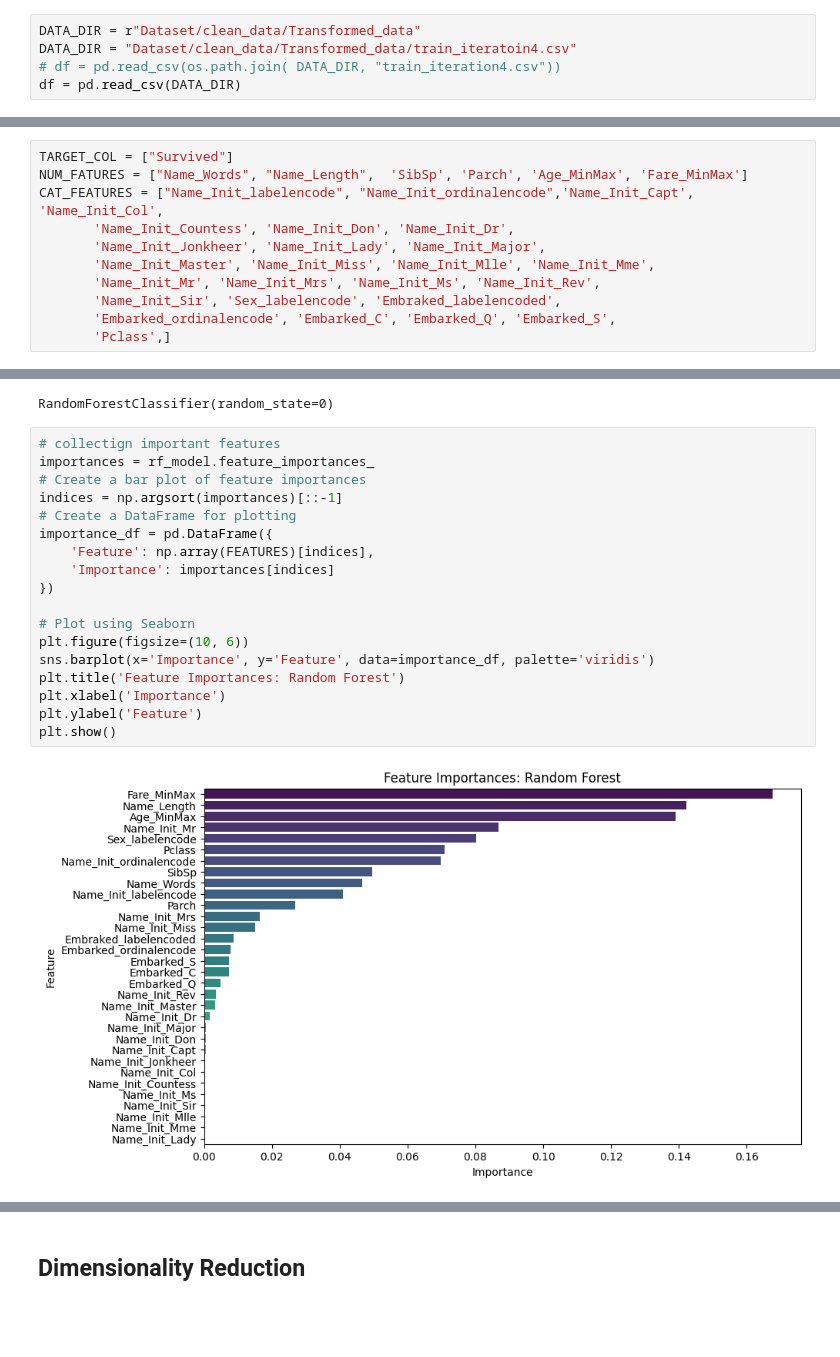
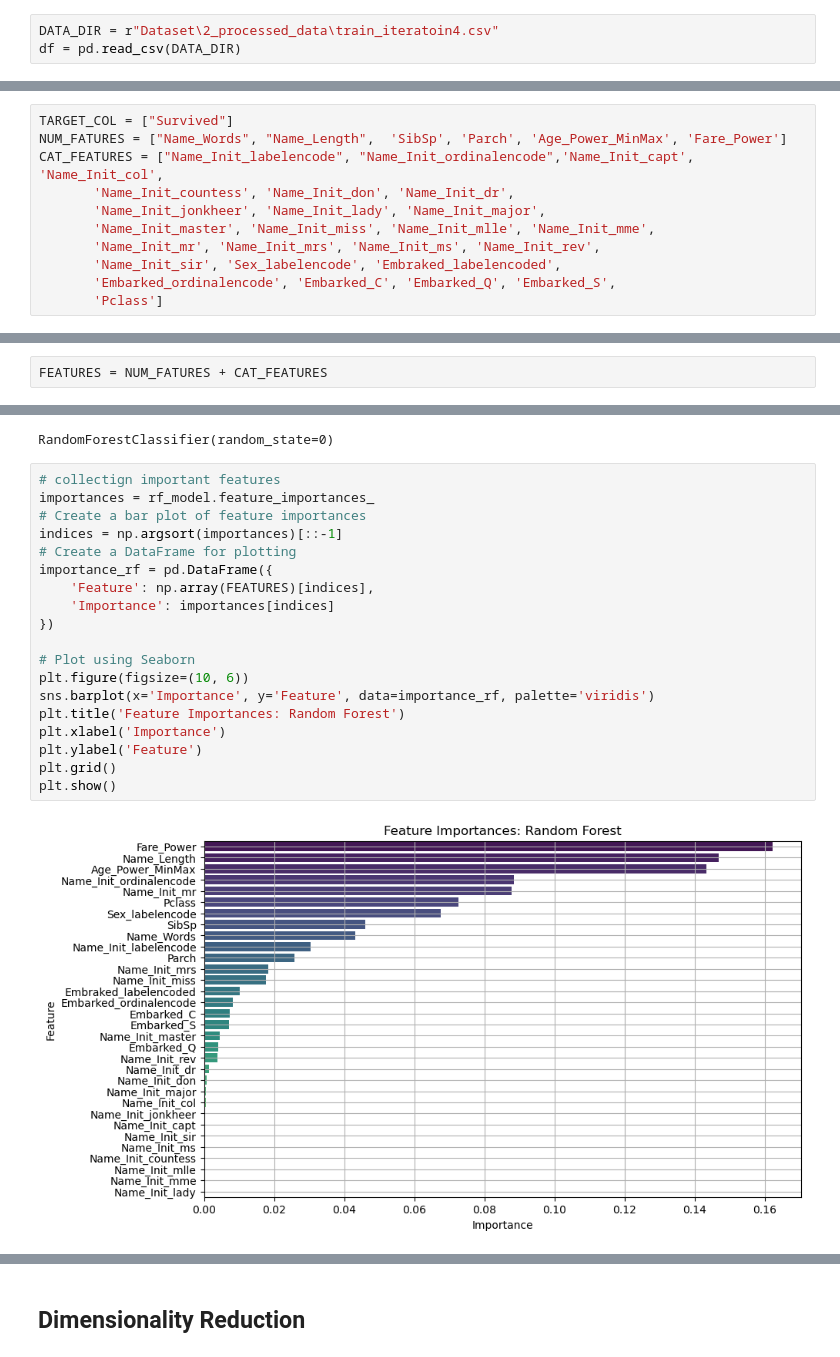
Before and after one commit to Rahul-404/Titanic_Problem_Kaggel, a Jupyter notebook: 4_Feature_Selection.ipynb, the cells around one changed output, grey strips where cells are left out. Cells and saved outputs as stored; diff of their text form; blank space fills up the shorter version.

```diff
--- a/4_Feature_Selection.ipynb
+++ b/4_Feature_Selection.ipynb
@@ -34,9 +34,7 @@ warnings.filterwarnings('ignore')
 # %% [markdown]
 ## Read Data
 # %%
-DATA_DIR = r"Dataset/clean_data/Transformed_data"
-DATA_DIR = "Dataset/clean_data/Transformed_data/train_iteratoin4.csv"
-# df = pd.read_csv(os.path.join( DATA_DIR, "train_iteration4.csv"))
+DATA_DIR = r"Dataset\2_processed_data\train_iteratoin4.csv"
 df = pd.read_csv(DATA_DIR)
 # %%
 df.shape
@@ -69,15 +67,15 @@ Index(['Survived', 'Name_Words', 'Name_Length', 'Name_Init_labelencode',
 # df.info()
 # %%
 TARGET_COL = ["Survived"]
-NUM_FATURES = ["Name_Words", "Name_Length",  'SibSp', 'Parch', 'Age_MinMax', 'Fare_MinMax']
-CAT_FEATURES = ["Name_Init_labelencode", "Name_Init_ordinalencode",'Name_Init_Capt', 'Name_Init_Col',
-       'Name_Init_Countess', 'Name_Init_Don', 'Name_Init_Dr',
-       'Name_Init_Jonkheer', 'Name_Init_Lady', 'Name_Init_Major',
-       'Name_Init_Master', 'Name_Init_Miss', 'Name_Init_Mlle', 'Name_Init_Mme',
-       'Name_Init_Mr', 'Name_Init_Mrs', 'Name_Init_Ms', 'Name_Init_Rev',
-       'Name_Init_Sir', 'Sex_labelencode', 'Embraked_labelencoded',
+NUM_FATURES = ["Name_Words", "Name_Length",  'SibSp', 'Parch', 'Age_Power_MinMax', 'Fare_Power']
+CAT_FEATURES = ["Name_Init_labelencode", "Name_Init_ordinalencode",'Name_Init_capt', 'Name_Init_col',
+       'Name_Init_countess', 'Name_Init_don', 'Name_Init_dr',
+       'Name_Init_jonkheer', 'Name_Init_lady', 'Name_Init_major',
+       'Name_Init_master', 'Name_Init_miss', 'Name_Init_mlle', 'Name_Init_mme',
+       'Name_Init_mr', 'Name_Init_mrs', 'Name_Init_ms', 'Name_Init_rev',
+       'Name_Init_sir', 'Sex_labelencode', 'Embraked_labelencoded',
        'Embarked_ordinalencode', 'Embarked_C', 'Embarked_Q', 'Embarked_S',
-       'Pclass',]
+       'Pclass']
 # %% [markdown]
 # Feature Selection
 # %% [markdown]
@@ -933,3 +983,5 @@ Penalize coefficients to zero, effectively performing feature selection.
 # %% [markdown]
 ### Decision Trees/Random Forests:
 Feature importance from ensemble methods.
+# %%
+FEATURES = NUM_FATURES + CAT_FEATURES
@@ -970,20 +1035,21 @@ RandomForestClassifier(random_state=0)
 # %%
 # collectign important features
 importances = rf_model.feature_importances_
 # Create a bar plot of feature importances
 indices = np.argsort(importances)[::-1]
 # Create a DataFrame for plotting
-importance_df = pd.DataFrame({
+importance_rf = pd.DataFrame({
     'Feature': np.array(FEATURES)[indices],
     'Importance': importances[indices]
 })
 
 # Plot using Seaborn
 plt.figure(figsize=(10, 6))
-sns.barplot(x='Importance', y='Feature', data=importance_df, palette='viridis')
+sns.barplot(x='Importance', y='Feature', data=importance_rf, palette='viridis')
 plt.title('Feature Importances: Random Forest')
 plt.xlabel('Importance')
 plt.ylabel('Feature')
+plt.grid()
 plt.show()
 # %% [output]
-[figure, old version]
+[figure, new version]
```
Also changed, not shown: parts of 42 cells of this notebook.
